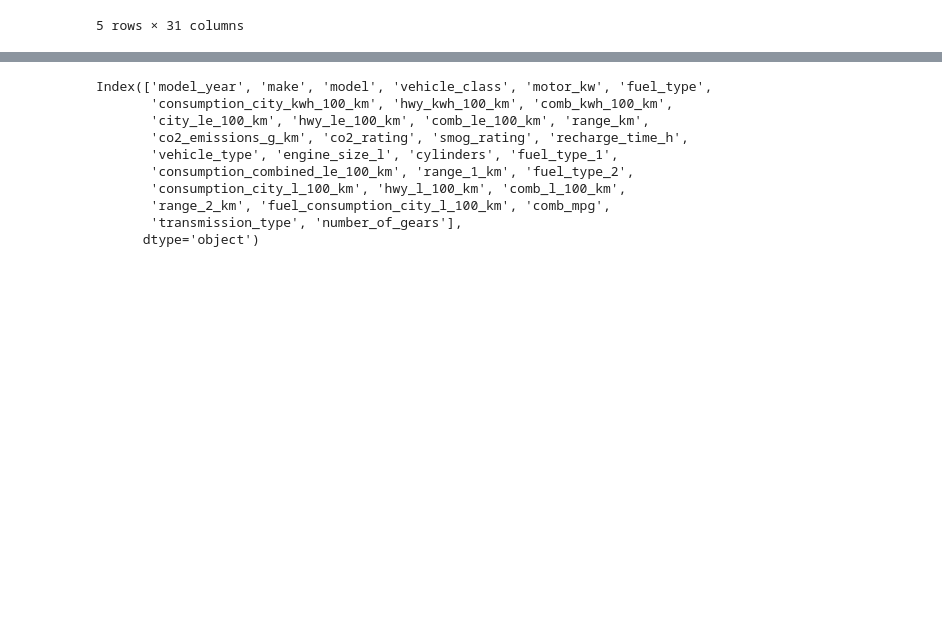
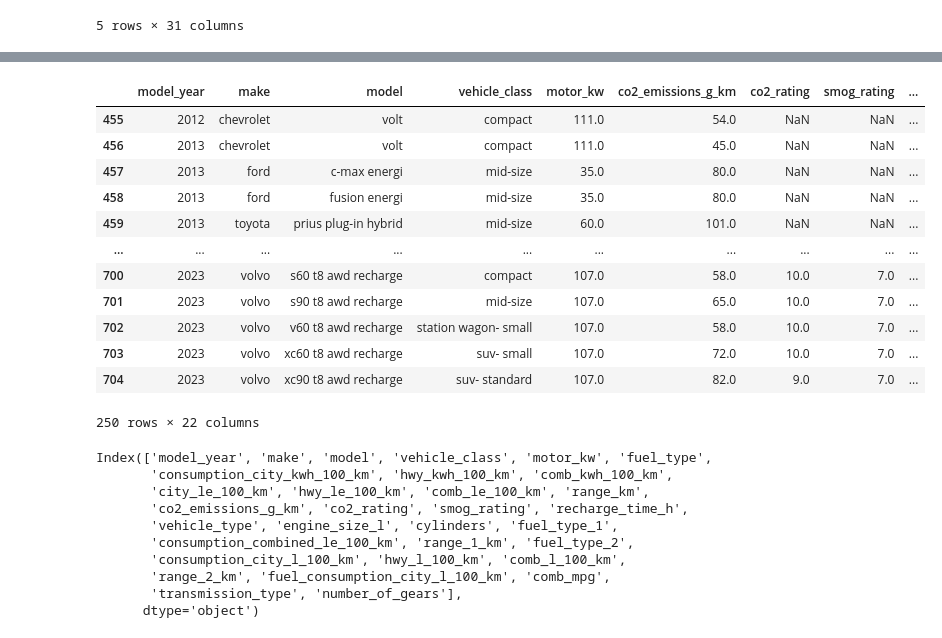
Before and after one commit to jhicks2306/vehicle-co2, a Jupyter notebook: datadownload.ipynb, the cells around one changed output, grey strips where cells are left out. Cells and saved outputs as stored; diff of their text form; code cells hidden in the pictures; blank space fills up the shorter version.

```diff
--- a/datadownload.ipynb
+++ b/datadownload.ipynb
@@ -332,3 +356,19 @@ master_df = clean_content(master_df)
+# %%
+master_df.loc[master_df['vehicle_type'] == 'hybrid'].dropna(axis=1, how='all')
+# %% [output]
+|  | model_year | make | model | vehicle_class | motor_kw | co2_emissions_g_km | co2_rating | smog_rating | ... |
+| 455 | 2012 | chevrolet | volt | compact | 111.0 | 54.0 | NaN | NaN | ... |
+| 456 | 2013 | chevrolet | volt | compact | 111.0 | 45.0 | NaN | NaN | ... |
+| 457 | 2013 | ford | c-max energi | mid-size | 35.0 | 80.0 | NaN | NaN | ... |
+| 458 | 2013 | ford | fusion energi | mid-size | 35.0 | 80.0 | NaN | NaN | ... |
+| 459 | 2013 | toyota | prius plug-in hybrid | mid-size | 60.0 | 101.0 | NaN | NaN | ... |
+| ... | ... | ... | ... | ... | ... | ... | ... | ... | ... |
+| 700 | 2023 | volvo | s60 t8 awd recharge | compact | 107.0 | 58.0 | 10.0 | 7.0 | ... |
+| 701 | 2023 | volvo | s90 t8 awd recharge | mid-size | 107.0 | 65.0 | 10.0 | 7.0 | ... |
+| 702 | 2023 | volvo | v60 t8 awd recharge | station wagon- small | 107.0 | 58.0 | 10.0 | 7.0 | ... |
+| 703 | 2023 | volvo | xc60 t8 awd recharge | suv- small | 107.0 | 72.0 | 10.0 | 7.0 | ... |
+| 704 | 2023 | volvo | xc90 t8 awd recharge | suv- standard | 107.0 | 82.0 | 9.0 | 7.0 | ... |
+250 rows × 22 columns
 # %%
 master_df.columns
 # %% [output]
```
Also changed, not shown: parts of 10 cells of this notebook.
